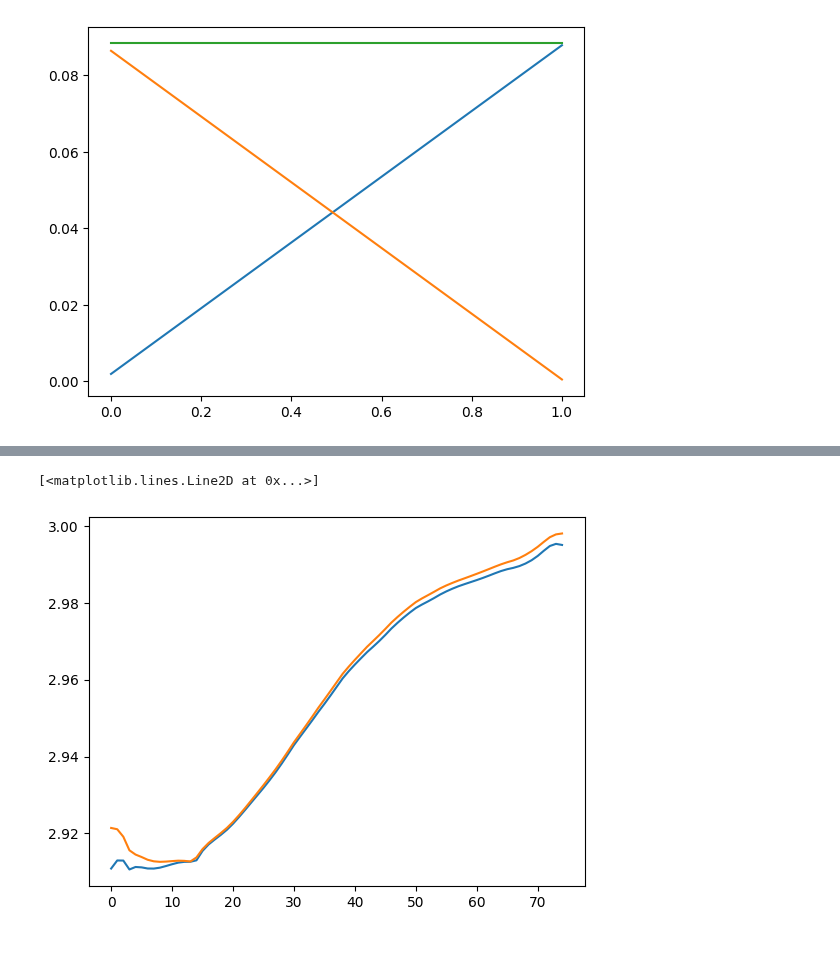
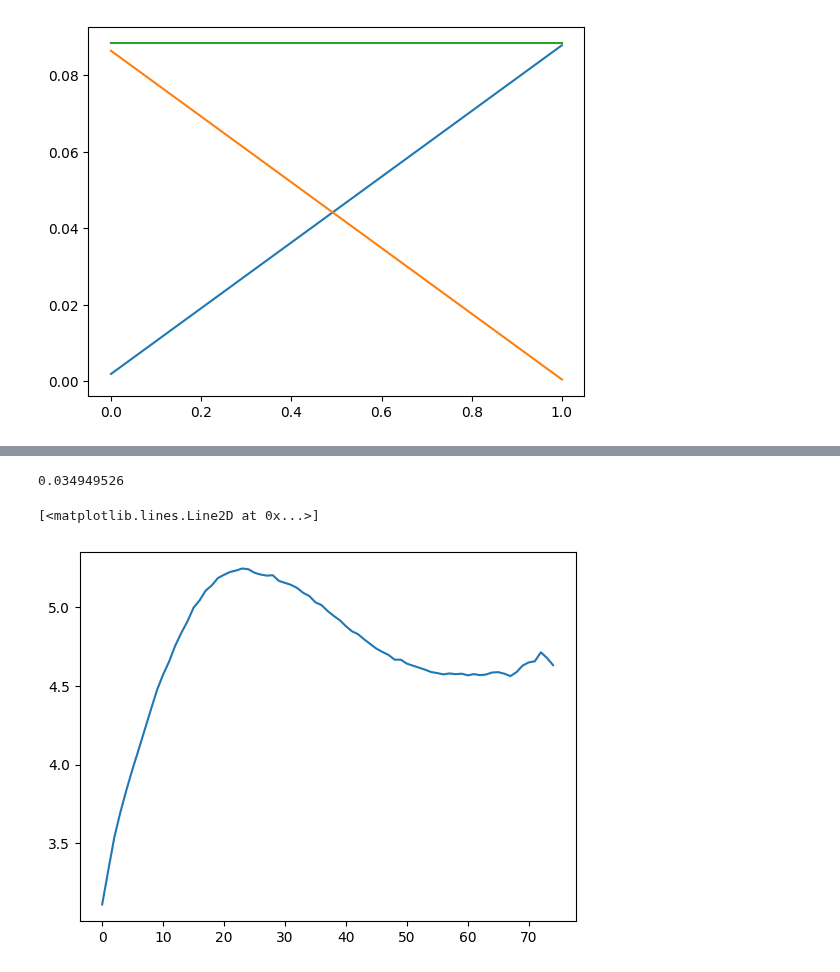
Before and after one commit to yingzai1/spm_neuraloperator, a Jupyter notebook: lfp_soc.ipynb, the cells around one changed output, grey strips where cells are left out. Saved outputs shown, nothing was run; the diff lists cells and outputs as text; code cells hidden in the pictures.

```diff
--- a/lfp_soc.ipynb
+++ b/lfp_soc.ipynb
@@ -856,5 +858,5 @@ def sample_initial_guesses(key, batch_size=1000, anode_dim=20, cathode_dim=20,
 # run_batch_search = jax.vmap(soc_search_jax, in_axes=(0, 0, None, None), out_axes=0)
 # %%
 key_sampling = jax.random.PRNGKey(314)
-# c0_anode_initial, c0_cathode_initial = sample_initial_guesses(key_sampling, batch_size=batch_size)
-socs_initial = sample_initial_guesses(key_sampling, batch_size=batch_size, soc = True)
+c0_anode_initial, c0_cathode_initial = sample_initial_guesses(key_sampling, batch_size=batch_size)
+# socs_initial = sample_initial_guesses(key_sampling, batch_size=batch_size, soc = True)
@@ -865,8 +877,9 @@ socs_initial.shape
 # %%
 learning_rate = 1e-3
-run_batch_search = jax.vmap(soc_search_jax_soc, in_axes=(0, None, None), out_axes=0)
-# c0_anode_sol, c0_cathode_sol, loss = run_batch_search(c0_anode_initial, c0_cathode_initial, target_current, V_meas)
-c0_anode_sol, c0_cathode_sol, loss = run_batch_search(socs_initial, target_current, V_meas)
+run_batch_search = jax.vmap(soc_search_jax, in_axes=(0,0, None, None), out_axes=0)
+# run_batch_search = jax.vmap(soc_search_jax_soc, in_axes=(0, None, None), out_axes=0)
+c0_anode_sol, c0_cathode_sol, loss = run_batch_search(c0_anode_initial, c0_cathode_initial, target_current, V_meas)
+# c0_anode_sol, c0_cathode_sol, loss = run_batch_search(socs_initial, target_current, V_meas)
 # %%
 best_idx = loss.argmin()
 best_idx
@@ -983,7 +994,7 @@ def all_calc(socs_initial, target_current, V_meas):
     return cn_anode_sol, cn_cathode_sol, loss, cn_anode_sol, cn_cathode_sol
 # %%
 key = jax.random.PRNGKey(43)
-num_cases = 200
+num_cases = 40
 sampled_indices = jax.random.permutation(key, test_I.shape[0])[:num_cases]
 target_currents = test_I[sampled_indices]
 
@@ -1019,7 +1030,7 @@ import jax.numpy as jnp
 # - batch_size is defined
 
 # Set up a key and sample 10 random indices from test_I:
-batch_size = 40
+batch_size = 100
 run = 0
 times = []
 all_min_losses = []
@@ -1144 +1157,5 @@ plt.boxplot(mean_rel_error_per_batch)
+# %%
+np.mean(mean_rel_error_per_batch)
+# %% [output]
+0.034949526
 # %%
@@ -1149,11 +1166,13 @@ idd = mean_abs_error_per_batch.argmax()
 # %%
 _, V_true_worst = functions.post_proc(params_bat, target_currents_correct[idd], 0, np.array(concentration_estimates_anode)[idd,-1,:], 0, np.array(concentration_estimates_cathode)[idd,-1,:], Ran, Rca, epsan, epsca, Lan, Lca, A)
 # %%
-plt.plot(V_measures_correct[idd])
-plt.plot(V_true_worst)
+plt.plot((V_measures_correct[idd]- V_true_worst)*1000)
+# plt.plot(V_measures_correct[idd])
+# plt.plot(V_true_worst)
+# plt.plot(V_measures[idd])
 # %% [output]
 [<matplotlib.lines.Line2D at 0x...>]
-[figure, old version]
+[figure, new version]
 # %%
 plt.plot(target_currents_correct[idd])
 # %% [output]
```
Also changed, not shown: parts of 42 cells of this notebook, 34 other files.
